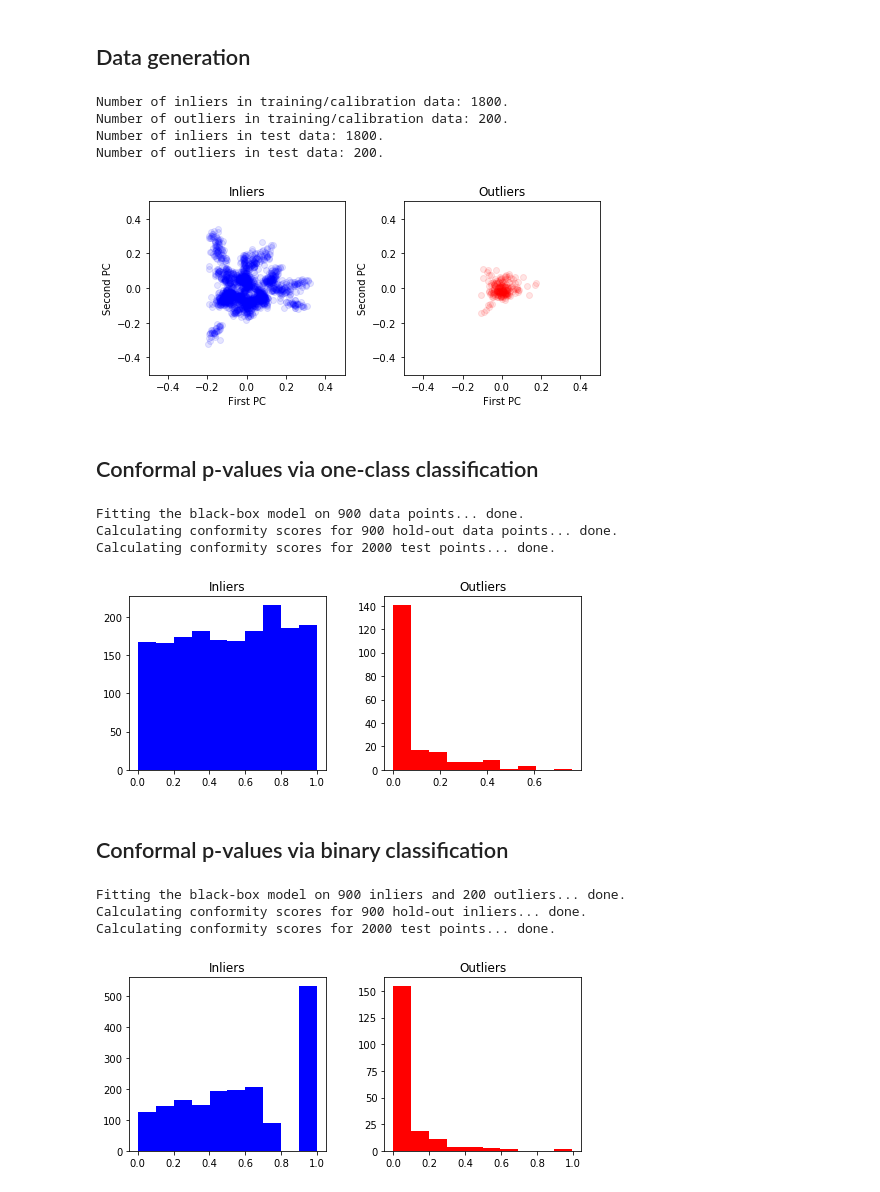
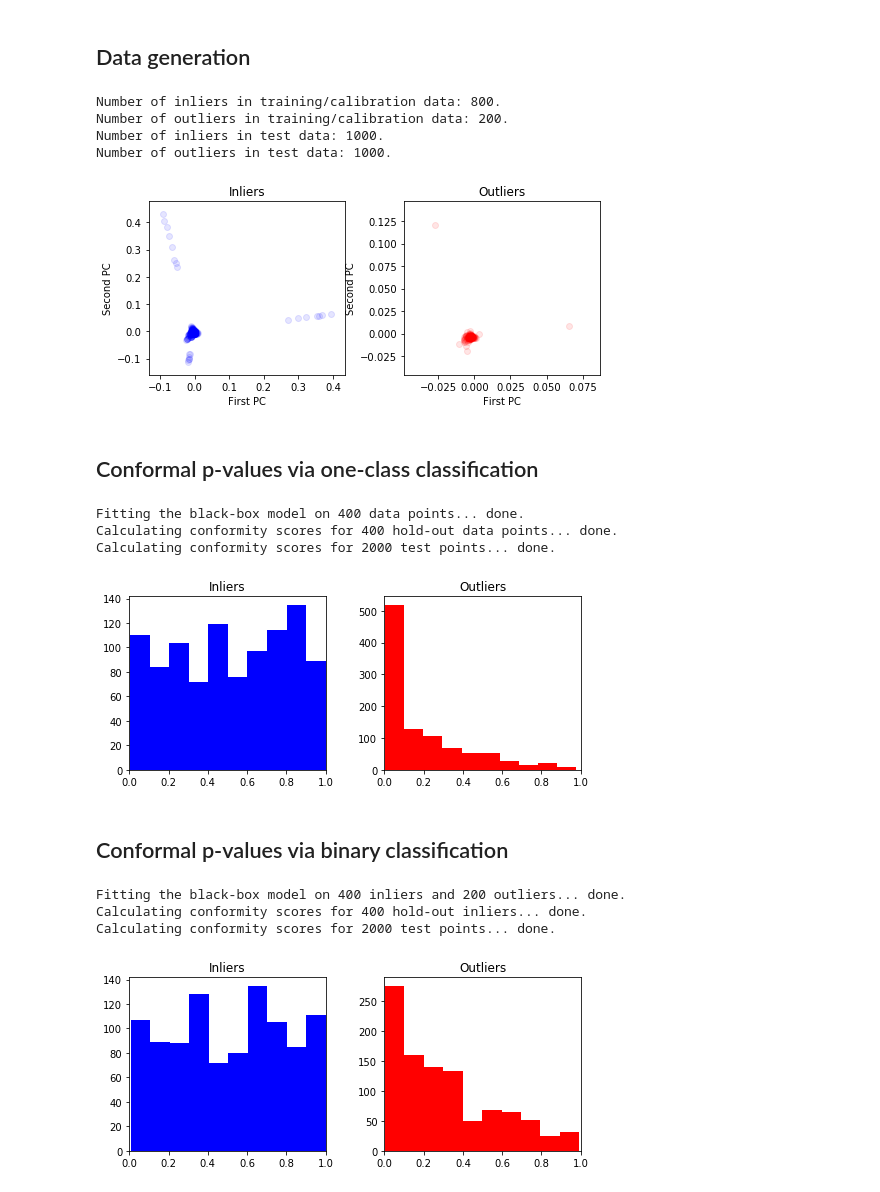
Before and after one commit to ZiyiLiang/weighted_conformal_pvalues, a Jupyter notebook: examples/example-1.ipynb, the cells around one changed output. Saved outputs shown, nothing was run; the diff lists cells and outputs as text; code cells hidden in the pictures.

```diff
--- a/examples/example-1.ipynb
+++ b/examples/example-1.ipynb
@@ -1,14 +1,17 @@
 # %%
 %load_ext autoreload
 %autoreload 2
+
+import matplotlib.pyplot as plt
+plt.rcParams['figure.figsize'] = [5, 5]
 
 import numpy as np
 import pandas as pd
 import seaborn as sns
 import statistics as stats
-import matplotlib.pyplot as plt
 from tqdm import tqdm
 import pdb
+import copy
 
 import sys
 import os
@@ -37,16 +40,18 @@ from models import ToyModel
 
 random_state = 2021
 
-p = 50        # Number of features
-a = 3         # Signal amplitude
+p = 100        # Number of features
+a = 2         # Signal amplitude
 
 model = ToyModel(p, a, random_state=random_state)
 
-n = 2000      # Number of observations
-purity = 0.9  # Proportion of inliers
+n = 1000          # Number of observations
+n_test = 2000     # Number of test points
+purity = 0.5      # Proportion of inliers
+purity_test = 0.5 # Proportion of inliers in test set
 
 X, Y = model.sample(n, purity=purity)
-X_test, Y_test = model.sample(n, purity=purity)
+X_test, Y_test = model.sample(n_test, purity=purity_test)
 
 print("Number of inliers in training/calibration data: {}.".format(np.sum(Y==0)))
 print("Number of outliers in training/calibration data: {}.".format(np.sum(Y==1)))
@@ -54,10 +59,10 @@ print("Number of outliers in training/calibration data: {}.".format(np.sum(Y==1)
 print("Number of inliers in test data: {}.".format(np.sum(Y_test==0)))
 print("Number of outliers in test data: {}.".format(np.sum(Y_test==1)))
 # %% [output]
-Number of inliers in training/calibration data: 1800.
+Number of inliers in training/calibration data: 800.
 Number of outliers in training/calibration data: 200.
-Number of inliers in test data: 1800.
-Number of outliers in test data: 200.
+Number of inliers in test data: 1000.
+Number of outliers in test data: 1000.
 # %%
 ## Perform nonlinear PCA on an independent set of clean data
 from sklearn.decomposition import KernelPCA
@@ -80,10 +85,10 @@ fig.tight_layout()
 plt.subplots_adjust(wspace=0.3)
 axs[0].scatter(pcs_in[:,0], pcs_in[:,1], alpha=0.1, color="blue")
 axs[1].scatter(pcs_out[:,0], pcs_out[:,1], alpha=0.1, color="red")
-axs[0].set_xlim(-0.5,0.5)
-axs[1].set_xlim(-0.5,0.5)
-axs[0].set_ylim(-0.5,0.5)
-axs[1].set_ylim(-0.5,0.5)
+#axs[0].set_xlim(-0.5,0.5)
+#axs[1].set_xlim(-0.5,0.5)
+#axs[0].set_ylim(-0.5,0.5)
+#axs[1].set_ylim(-0.5,0.5)
 axs[0].set_xlabel("First PC")
 axs[0].set_ylabel("Second PC")
 axs[1].set_xlabel("First PC")
@@ -92,7 +97,7 @@ axs[0].title.set_text('Inliers')
 axs[1].title.set_text('Outliers')
 plt.show()
 # %% [output]
-[figure, old version]
+[figure, new version]
 # %% [markdown]
 ## Conformal p-values via one-class classification
 # %%
@@ -122,8 +127,8 @@ X_in = X[Y==0]
 method_oneclass = OneClassConformal(X_in, bbox_occ, calib_size=0.5)
 pvals_oneclass = method_oneclass.compute_pvalues(X_test)
 # %% [output]
-Fitting the black-box model on 900 data points... done.
-Calculating conformity scores for 900 hold-out data points... done.
+Fitting the black-box model on 400 data points... done.
+Calculating conformity scores for 400 hold-out data points... done.
 Calculating conformity scores for 2000 test points... done.
 # %%
 ## Plot the p-values
@@ -134,9 +139,11 @@ axs[0].hist(pvals_oneclass[Y_test==0], color="blue")
 axs[1].hist(pvals_oneclass[Y_test==1], color="red")
 axs[0].title.set_text('Inliers')
 axs[1].title.set_text('Outliers')
+axs[0].set_xlim(0,1)
+axs[1].set_xlim(0,1)
 plt.show()
 # %% [output]
-[figure, old version]
+[figure, new version]
 # %% [markdown]
 ## Conformal p-values via binary classification
 # %%
@@ -161,18 +168,20 @@ X_out = X[Y==1]
 method_binary = BinaryConformal(X_in, X_out, bbox_bc, calib_size=0.5)
 pvals_binary = method_binary.compute_pvalues(X_test)
 # %% [output]
-Fitting the black-box model on 900 inliers and 200 outliers... done.
-Calculating conformity scores for 900 hold-out inliers... done.
+Fitting the black-box model on 400 inliers and 200 outliers... done.
+Calculating conformity scores for 400 hold-out inliers... done.
 Calculating conformity scores for 2000 test points... done.
 # %%
 ## Plot the p-values
 fig, axs = plt.subplots(1,2, figsize=(7,3))
 fig.tight_layout()
 plt.subplots_adjust(wspace=0.3)
 axs[0].hist(pvals_binary[Y_test==0], color="blue")
 axs[1].hist(pvals_binary[Y_test==1], color="red")
 axs[0].title.set_text('Inliers')
 axs[1].title.set_text('Outliers')
+axs[0].set_xlim(0,1)
+axs[1].set_xlim(0,1)
 plt.show()
 # %% [output]
-[figure, old version]
+[figure, new version]
```
Also changed, not shown: parts of 7 cells of this notebook, 1 other file.
